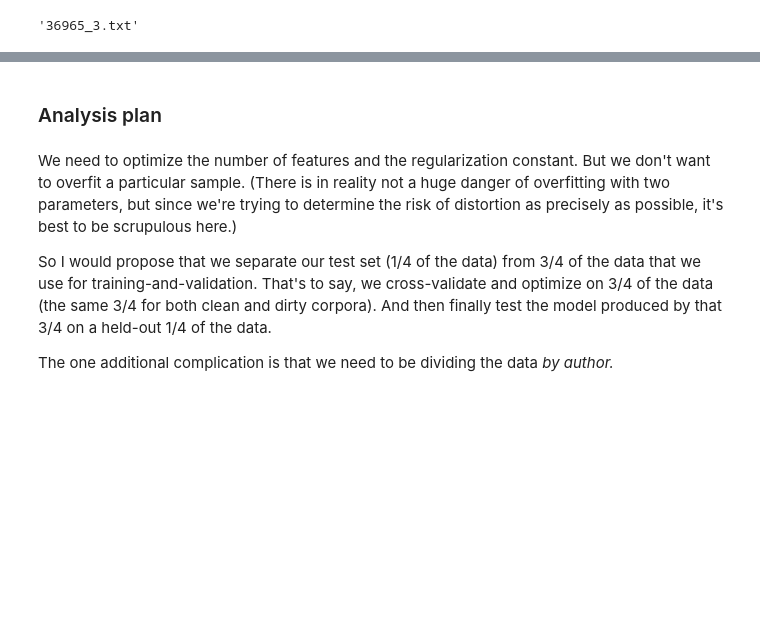
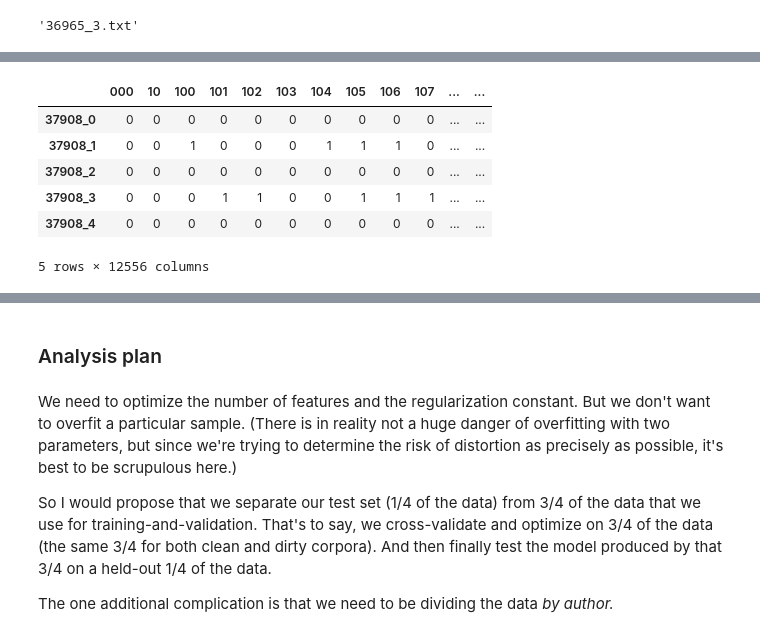
Before and after one commit to tedunderwood/nehuncertainty, a Jupyter notebook: analysis/first_analysis_template.ipynb, the cells around one changed output, grey strips where cells are left out. Drawn from its saved outputs; the diff is of its cells as text; code cells hidden in the pictures; blank space fills up the shorter version.

```diff
--- a/analysis/first_analysis_template.ipynb
+++ b/analysis/first_analysis_template.ipynb
@@ -67,0 +281,16 @@ Eventually we will read this in directly. For  right now, a kludge:
+# %%
+vectorizer = CountVectorizer(input = 'filename', min_df = .04)
+sparse_dirty_counts = vectorizer.fit_transform(dirty_paths) # the vectorizer produces something
+                                                               # called a 'sparse matrix'; we need to
+                                                               # unpack it
+dirty_wordcounts = pd.DataFrame(sparse_dirty_counts.toarray(), index = model_chunk_ids,
+                            columns = vectorizer.get_feature_names())
+dirty_wordcounts.head()
+# %% [output]
+|  | 000 | 10 | 100 | 101 | 102 | 103 | 104 | 105 | 106 | 107 | ... | ... |
+| 37908_0 | 0 | 0 | 0 | 0 | 0 | 0 | 0 | 0 | 0 | 0 | ... | ... |
+| 37908_1 | 0 | 0 | 1 | 0 | 0 | 0 | 1 | 1 | 1 | 0 | ... | ... |
+| 37908_2 | 0 | 0 | 0 | 0 | 0 | 0 | 0 | 0 | 0 | 0 | ... | ... |
+| 37908_3 | 0 | 0 | 0 | 1 | 1 | 0 | 0 | 1 | 1 | 1 | ... | ... |
+| 37908_4 | 0 | 0 | 0 | 0 | 0 | 0 | 0 | 0 | 0 | 0 | ... | ... |
+5 rows × 12556 columns
```
Also changed, not shown: parts of 42 cells of this notebook, 1 other file.
